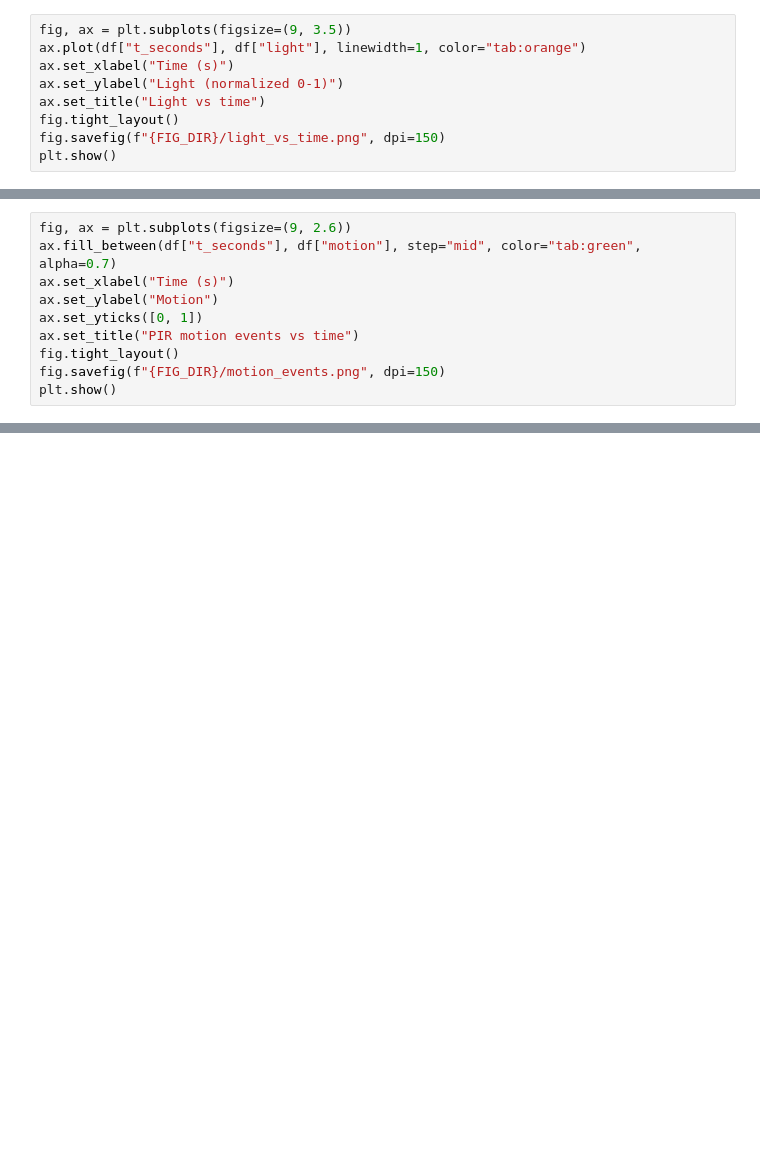
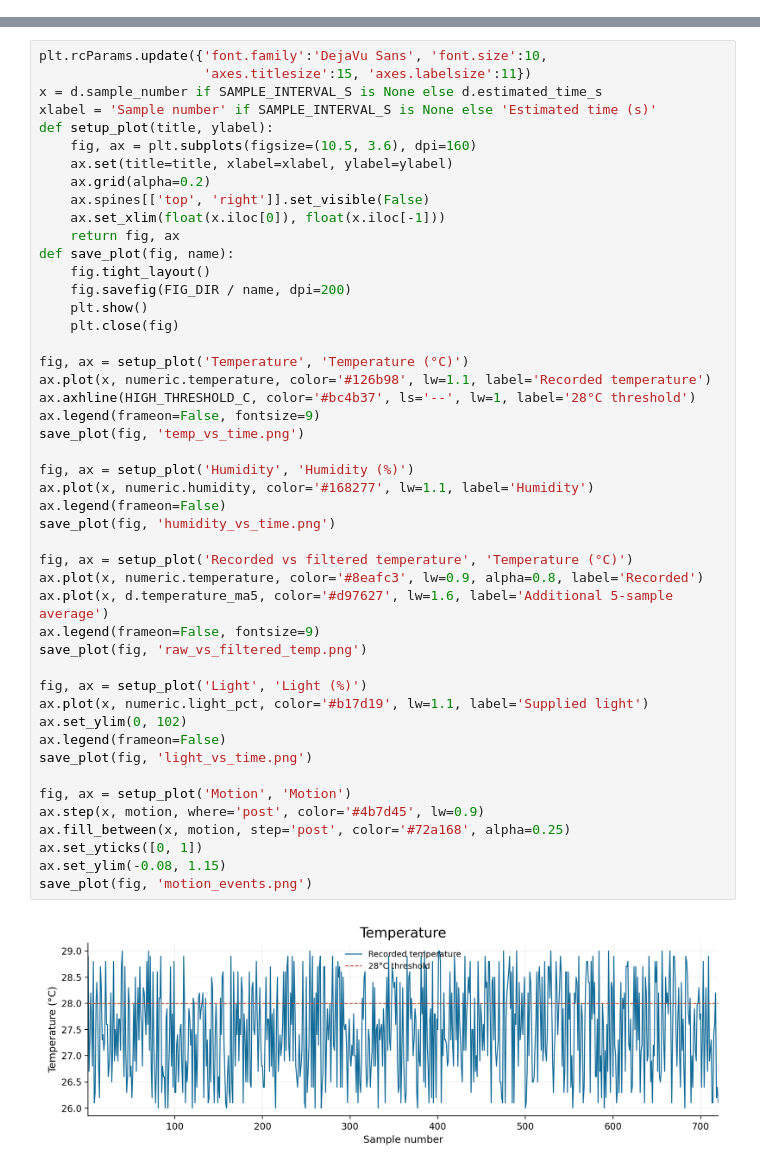
Before and after one commit to davis-twinomugisha/wsn_lab1, a Jupyter notebook: python/analysis.ipynb, the cells around one changed output, grey strips where cells are left out. Cells and saved outputs as stored; diff of their text form; blank space fills up the shorter version.

```diff
--- a/python/analysis.ipynb
+++ b/python/analysis.ipynb
@@ -113,9 +0,0 @@ plt.show()
-# %%
-fig, ax = plt.subplots(figsize=(9, 3.5))
-ax.plot(df["t_seconds"], df["light"], linewidth=1, color="tab:orange")
-ax.set_xlabel("Time (s)")
-ax.set_ylabel("Light (normalized 0-1)")
-ax.set_title("Light vs time")
-fig.tight_layout()
-fig.savefig(f"{FIG_DIR}/light_vs_time.png", dpi=150)
-plt.show()
@@ -126,10 +0,0 @@ plt.show()
-# %%
-fig, ax = plt.subplots(figsize=(9, 2.6))
-ax.fill_between(df["t_seconds"], df["motion"], step="mid", color="tab:green", alpha=0.7)
-ax.set_xlabel("Time (s)")
-ax.set_ylabel("Motion")
-ax.set_yticks([0, 1])
-ax.set_title("PIR motion events vs time")
-fig.tight_layout()
-fig.savefig(f"{FIG_DIR}/motion_events.png", dpi=150)
-plt.show()
@@ -148,0 +204,49 @@ Saved 723 rows -> ../data/processed/cleaned_log.csv
+# %%
+plt.rcParams.update({'font.family':'DejaVu Sans', 'font.size':10,
+                     'axes.titlesize':15, 'axes.labelsize':11})
+x = d.sample_number if SAMPLE_INTERVAL_S is None else d.estimated_time_s
+xlabel = 'Sample number' if SAMPLE_INTERVAL_S is None else 'Estimated time (s)'
+def setup_plot(title, ylabel):
+    fig, ax = plt.subplots(figsize=(10.5, 3.6), dpi=160)
+    ax.set(title=title, xlabel=xlabel, ylabel=ylabel)
+    ax.grid(alpha=0.2)
+    ax.spines[['top', 'right']].set_visible(False)
+    ax.set_xlim(float(x.iloc[0]), float(x.iloc[-1]))
+    return fig, ax
+def save_plot(fig, name):
+    fig.tight_layout()
+    fig.savefig(FIG_DIR / name, dpi=200)
+    plt.show()
+    plt.close(fig)
+
+fig, ax = setup_plot('Temperature', 'Temperature (°C)')
+ax.plot(x, numeric.temperature, color='#126b98', lw=1.1, label='Recorded temperature')
+ax.axhline(HIGH_THRESHOLD_C, color='#bc4b37', ls='--', lw=1, label='28°C threshold')
+ax.legend(frameon=False, fontsize=9)
+save_plot(fig, 'temp_vs_time.png')
+
+fig, ax = setup_plot('Humidity', 'Humidity (%)')
+ax.plot(x, numeric.humidity, color='#168277', lw=1.1, label='Humidity')
+ax.legend(frameon=False)
+save_plot(fig, 'humidity_vs_time.png')
+
+fig, ax = setup_plot('Recorded vs filtered temperature', 'Temperature (°C)')
+ax.plot(x, numeric.temperature, color='#8eafc3', lw=0.9, alpha=0.8, label='Recorded')
+ax.plot(x, d.temperature_ma5, color='#d97627', lw=1.6, label='Additional 5-sample average')
+ax.legend(frameon=False, fontsize=9)
+save_plot(fig, 'raw_vs_filtered_temp.png')
+
+fig, ax = setup_plot('Light', 'Light (%)')
+ax.plot(x, numeric.light_pct, color='#b17d19', lw=1.1, label='Supplied light')
+ax.set_ylim(0, 102)
+ax.legend(frameon=False)
+save_plot(fig, 'light_vs_time.png')
+
+fig, ax = setup_plot('Motion', 'Motion')
+ax.step(x, motion, where='post', color='#4b7d45', lw=0.9)
+ax.fill_between(x, motion, step='post', color='#72a168', alpha=0.25)
+ax.set_yticks([0, 1])
+ax.set_ylim(-0.08, 1.15)
+save_plot(fig, 'motion_events.png')
+# %% [output]
+[figure, added]
```
Also changed, not shown: parts of 25 cells of this notebook, 47 other files.
